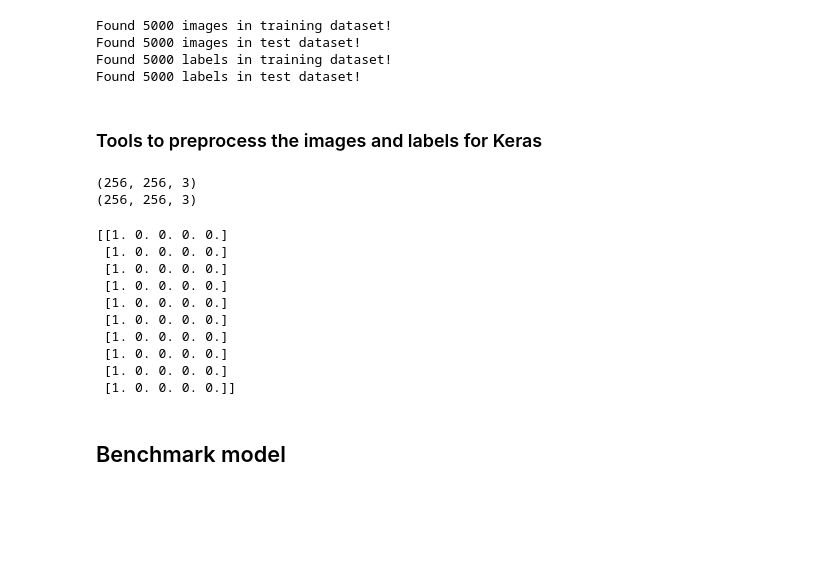
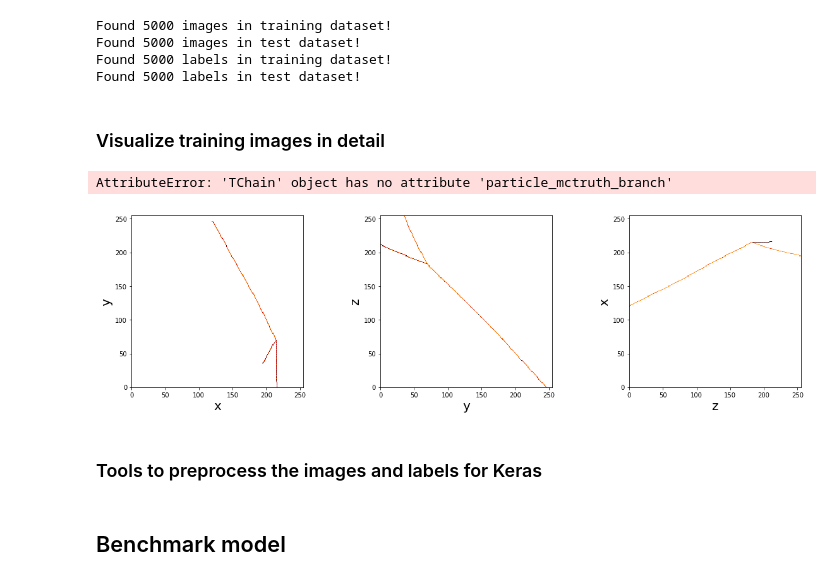
Before and after one commit to ArbinTimilsina/ParticleTagging, a Jupyter notebook: ParticleClassification.ipynb, the cells around one changed output. Drawn from its saved outputs; the diff is of its cells as text; code cells hidden in the pictures; blank space fills up the shorter version.

```diff
--- a/ParticleClassification.ipynb
+++ b/ParticleClassification.ipynb
@@ -29,6 +30,6 @@ print '\nData format for Keras is:', K.image_data_format()
 # %%
 # Common variables for all models
-epochs = 20
+epochs = 2
 batchSize = 25
 
 imageLength = 256
@@ -46,6 +47,13 @@ pdgToCategory =  {11   : 0, #electron
                   211  : 3, #pion
                   2212 : 4} #proton
 
+pdgToParticle =  {11   : 'Electron',
+                  22   : 'Gamma',
+                  13   : 'Muon',
+                  211  : 'Pion',
+                  2212 : 'Proton'}
+
+location = [0, 1, 2, 3, 4]
 labels = ['electron', 'gamma', 'muon', 'pion', 'proton']
 # %% [markdown]
 ### Load the training and test datasets
@@ -70,6 +78,50 @@ Found 5000 images in training dataset!
 Found 5000 images in test dataset!
 Found 5000 labels in training dataset!
 Found 5000 labels in test dataset!
+# %% [markdown]
+### Visualize training images in detail
+# %%
+def get_view_range(image2d):
+    nz_pixels=np.where(image2d>=0.0)
+    ylim = (np.min(nz_pixels[0])-5,np.max(nz_pixels[0])+5)
+    xlim = (np.min(nz_pixels[1])-5,np.max(nz_pixels[1])+5)
+    # Adjust for allowed image range
+    ylim = (np.max((ylim[0],0)), np.min((ylim[1],image2d.shape[1]-1)))
+    xlim = (np.max((xlim[0],0)), np.min((xlim[1],image2d.shape[0]-1)))
+    return (xlim,ylim)
+xAxis=['x', 'y', 'z']
+yAxis=['y', 'z', 'x']
+
+entryList = [x*1001 for x in range(5)]
+for entry in entryList:
+    train_image_chain.GetEntry(entry)
+    image_object = train_image_chain.image2d_data_branch
+    image_vector = image_object.as_vector()
+
+    fig = plt.figure(figsize=(20,5))
+    for index, image in enumerate(image_vector):
+        ax = fig.add_subplot(1, 3, index+1)
+        numpyImage = larcv.as_ndarray(image)
+        ax.imshow(numpyImage, interpolation='none',cmap='gist_heat_r', origin='lower')
+
+        ax.set_xlabel(xAxis[index], fontsize=20)
+        ax.set_ylabel(yAxis[index], fontsize=20)
+
+        xlim, ylim = get_view_range(numpyImage)
+
+        # Set range
+        ax.set_ylim(ylim)
+        ax.set_xlim(xlim)
+
+    train_label_chain.GetEntry(entry)
+    label_object = train_label_chain.particle_mctruth_branch
+    for particle in label_object.as_vector():
+        fig.suptitle('Training images: {}'.format(pdgToParticle[particle.pdg_code()]), fontsize=20)
+        plt.show()
+        fig.savefig('Plots/ClassificationTrainingImage{}.pdf'.format(pdgToParticle[particle.pdg_code()]), bbox_inches='tight')
+# %% [output]
+AttributeError: 'TChain' object has no attribute 'particle_mctruth_branch'
+[figure, added]
 # %% [markdown]
 ### Tools to preprocess the images and labels for Keras
 # %%
@@ -112,9 +164,6 @@ X_test = imageChainToTensor(test_image_chain)
 
 print X_train[0].shape
 print X_test[0].shape
-# %% [output]
-(256, 256, 3)
-(256, 256, 3)
 # %%
 # There are 5 different particle types in the dataset
 num_classes = 5
@@ -124,17 +173,6 @@ testLabelArray = labelChainToArray(test_label_chain)
 y_train = np_utils.to_categorical(trainLabelArray, num_classes)
 y_test = np_utils.to_categorical(testLabelArray, num_classes)
 print y_train[:10]
-# %% [output]
-[[1. 0. 0. 0. 0.]
- [1. 0. 0. 0. 0.]
- [1. 0. 0. 0. 0.]
- [1. 0. 0. 0. 0.]
- [1. 0. 0. 0. 0.]
- [1. 0. 0. 0. 0.]
- [1. 0. 0. 0. 0.]
- [1. 0. 0. 0. 0.]
- [1. 0. 0. 0. 0.]
- [1. 0. 0. 0. 0.]]
 # %% [markdown]
 ## Benchmark model
 # %%
```
Also changed, not shown: parts of 21 cells of this notebook, 4 other files.
